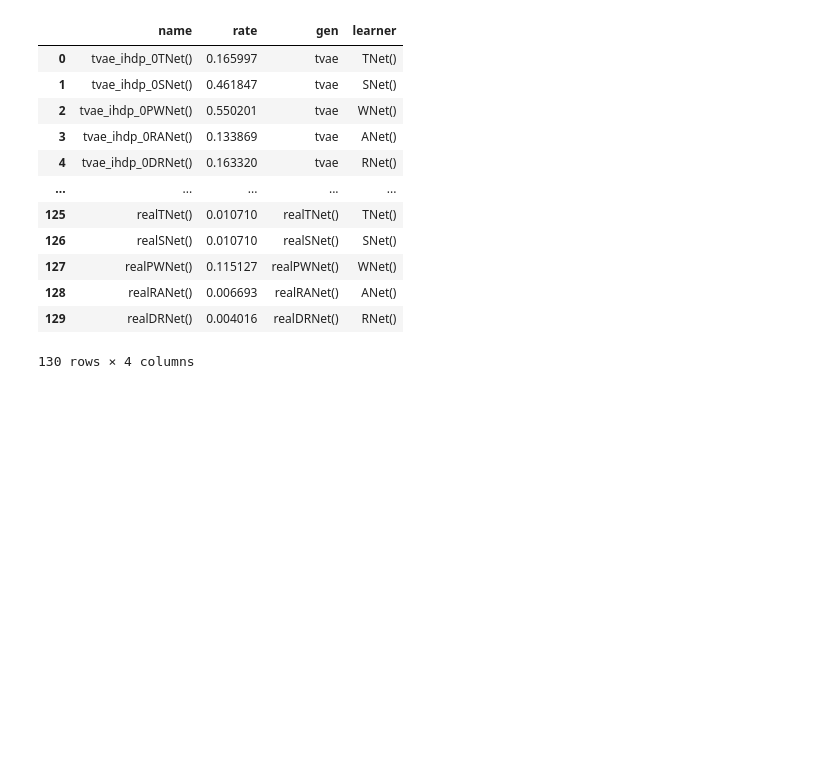
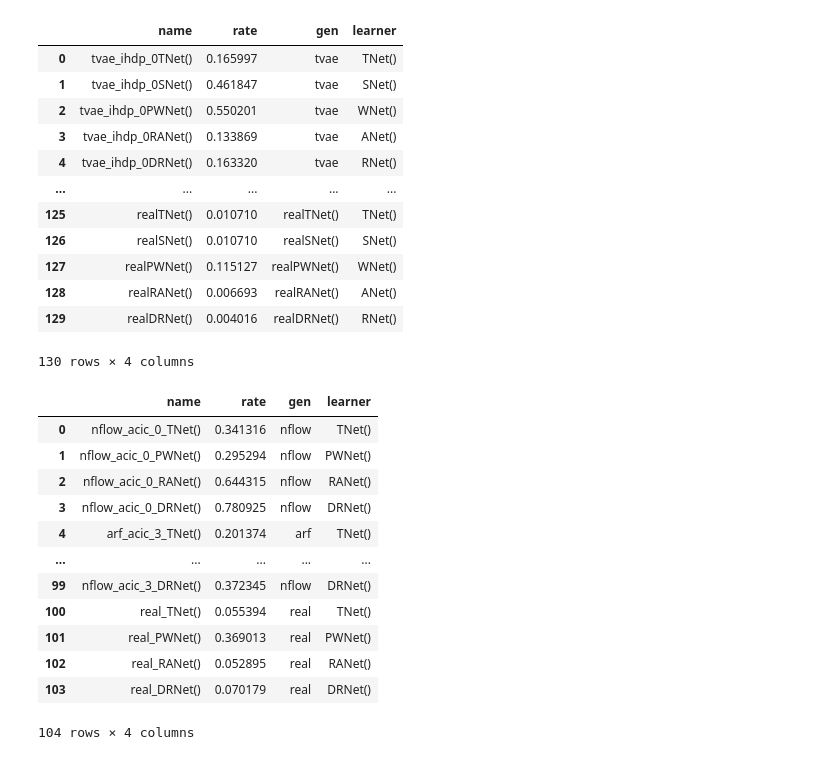
Before and after one commit to harrya32/causal_synthetic_data, a Jupyter notebook: Experiments/CATE results.ipynb, the cells around one changed output. Drawn from its saved outputs; the diff is of its cells as text; code cells hidden in the pictures; blank space fills up the shorter version.

Commit message:
acic flip rates

```diff
--- a/Experiments/CATE results.ipynb
+++ b/Experiments/CATE results.ipynb
@@ -220,3 +220,25 @@ ihdp_flip
 | 128 | realRANet() | 0.006693 | realRANet() | ANet() |
 | 129 | realDRNet() | 0.004016 | realDRNet() | RNet() |
 130 rows × 4 columns
+# %%
+acic_flip = pd.read_csv('acic_rate_of_flipping.csv', header =0, names = ['name', 'rate'])
+# %%
+acic_flip['gen'] = [i.split('_')[0] for i in acic_flip['name']]
+# %%
+acic_flip['learner'] = [i.split('_')[-1] for i in acic_flip['name']]
+# %%
+acic_flip
+# %% [output]
+|  | name | rate | gen | learner |
+| 0 | nflow_acic_0_TNet() | 0.341316 | nflow | TNet() |
+| 1 | nflow_acic_0_PWNet() | 0.295294 | nflow | PWNet() |
+| 2 | nflow_acic_0_RANet() | 0.644315 | nflow | RANet() |
+| 3 | nflow_acic_0_DRNet() | 0.780925 | nflow | DRNet() |
+| 4 | arf_acic_3_TNet() | 0.201374 | arf | TNet() |
+| ... | ... | ... | ... | ... |
+| 99 | nflow_acic_3_DRNet() | 0.372345 | nflow | DRNet() |
+| 100 | real_TNet() | 0.055394 | real | TNet() |
+| 101 | real_PWNet() | 0.369013 | real | PWNet() |
+| 102 | real_RANet() | 0.052895 | real | RANet() |
+| 103 | real_DRNet() | 0.070179 | real | DRNet() |
+104 rows × 4 columns
```
Also changed, not shown: parts of 1 cell of this notebook, 2 other files.
